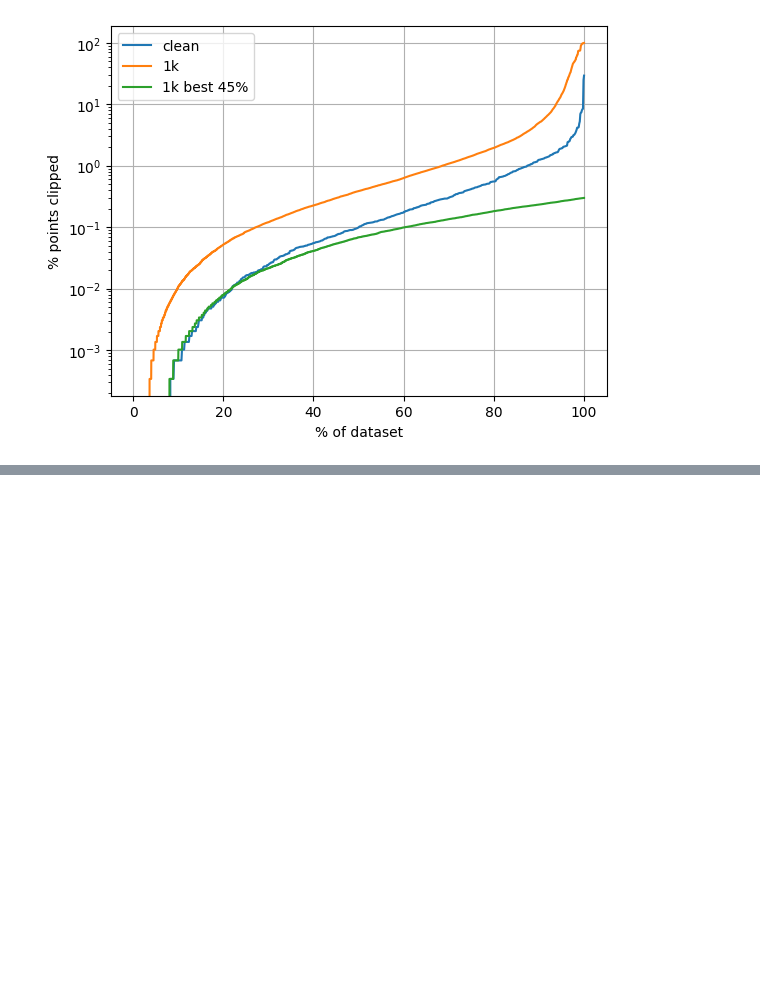
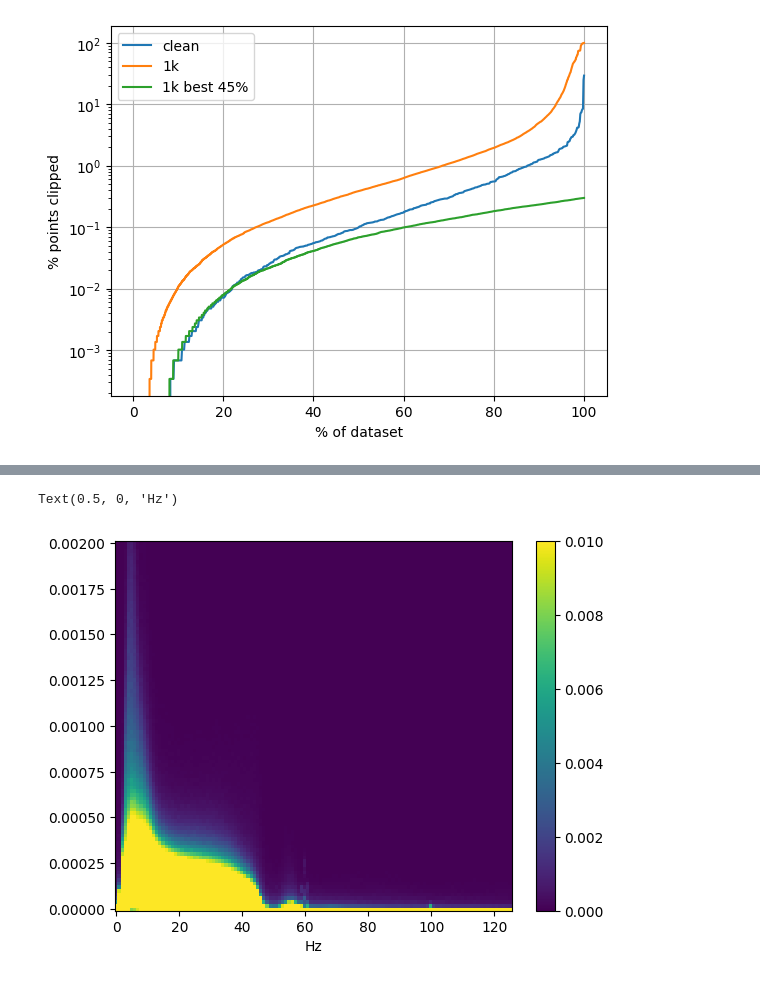
Before and after one commit to Skovorp/neural_foundation, a Jupyter notebook: src/jupyter/debug_1k.ipynb, the cells around one changed output, grey strips where cells are left out. Cells and saved outputs as stored; diff of their text form; code cells hidden in the pictures; blank space fills up the shorter version.

```diff
--- a/src/jupyter/debug_1k.ipynb
+++ b/src/jupyter/debug_1k.ipynb
@@ -98,0 +133,31 @@ torch.Size([850])
+# %%
+import torch
+from tqdm import tqdm
+import matplotlib.pyplot as plt
+import numpy as np
+import os
+
+nbins = 100
+hist_2d_dirty = np.zeros((126, nbins))
+
+pth = '/home/ps5359/data/1k/cache/'
+
+l = os.listdir(pth)
+np.random.shuffle(l)
+l = l[:850]
+
+res = []
+total = 0
+for i in tqdm(range(850)):
+    x = torch.load(pth + l[i])[0]
+    q = sp(x[0])
+    total += q.shape[1]
+    for i in range(126):
+        hist_2d_dirty[i] += np.histogram(q[i], bins=nbins, range=(0, 2e-3))[0]
+hist_2d_dirty = hist_2d_dirty / total
+plt.pcolor(torch.arange(0, 126), torch.linspace(0, 2e-3, 100), hist_2d_dirty.T, vmax=0.01)
+plt.colorbar()
+plt.xlabel('Hz')
+# %% [output]
+Text(0.5, 0, 'Hz')
+[figure, added]
```
Also changed, not shown: parts of 5 cells of this notebook, 2 other files.
